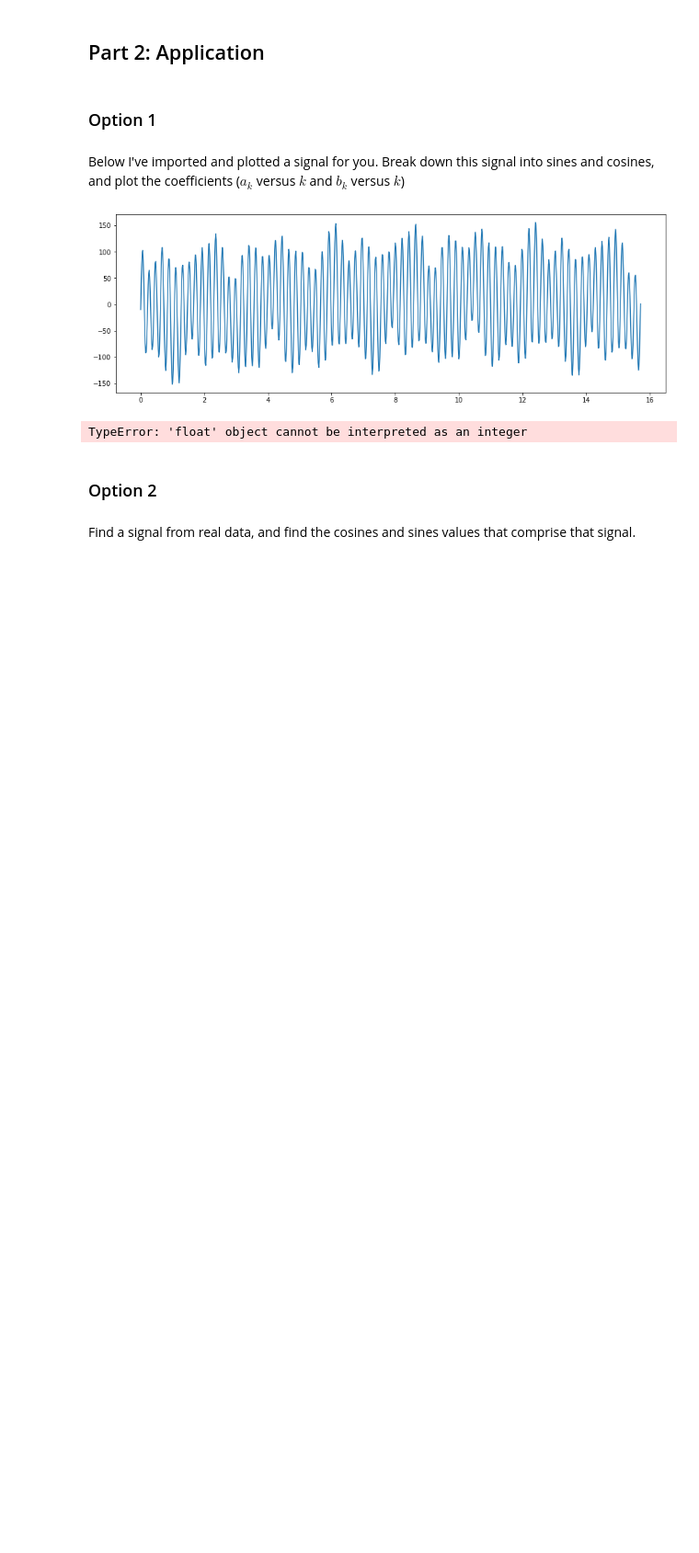
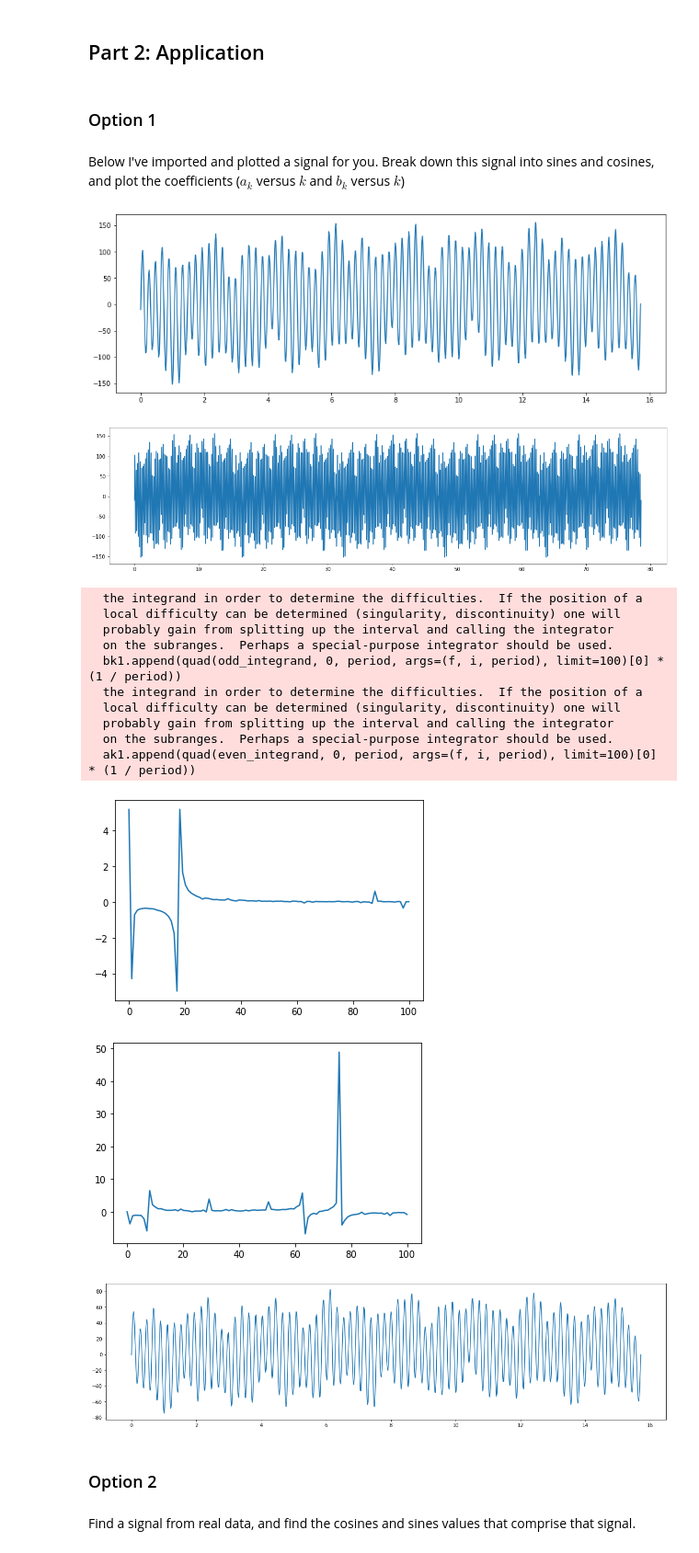
Before and after one commit to DarylD22/CapstonePhysics, a Jupyter notebook: Assignment12.ipynb, the cells around one changed output. Shown at 92% size. Drawn from its saved outputs; the diff is of its cells as text; code cells hidden in the pictures; blank space fills up the shorter version.

```diff
--- a/Assignment12.ipynb
+++ b/Assignment12.ipynb
@@ -181,31 +181,49 @@ plt.show()
 # %% [output]
 [figure]
 # %%
-def periodicSignal(x, period):
-    '''n = x // (period)
-    x1 = x - (n * period)
-    xN, yN = np.loadtxt("signal.txt", unpack=True)
-    counter = np.where(xN == x1)[0]
-    y = yN[counter]
-    return (y)
-    '''
-    yA = np.array([])
-    for i in range(len(x) // len(xN)):
-        yA = np.append(yA, yN)
-    if len(x) % len(xN) != 0:
-        for i in range(len(x) // len(xN)):
-            yA = np.append(yA, yN[i])
-    return(yA)
+def periodicSignal(x, period, points = 1000):
+    n = x // (period)
+    x = x - (n * period)
+    c = np.int64(x / period * points)
+    return (yN[c])
+
 xnew = np.linspace(0, 25 * np.pi, 5000)
 ynew = periodicSignal(xnew, 5 * np.pi)
+plt.figure(figsize=(20, 5))
 plt.plot(xnew, ynew)
 plt.show()
+
 periodN = (5 * np.pi)
 kN = 100
+k2 = np.linspace(0, 100, 100)
 [akN, bkN] = findFourierCoefficients(periodicSignal, kN, periodN)
-ynew1 = fourierSeriesSum(kN, akN, bkN, x5, periodN)
+plt.plot(k2, akN)
+plt.show()
+
+plt.plot(k2, bkN)
+plt.show()
+
+xnew1 = np.linspace(0, 5 * np.pi, 1000)
+ynew1 = fourierSeriesSum(kN, akN, bkN, xnew1, periodN)
+plt.figure(figsize=(20, 5))
+
+plt.plot(xnew1, ynew1)
+plt.show()
 # %% [output]
+[figure, added]
-TypeError: 'float' object cannot be interpreted as an integer
+  the integrand in order to determine the difficulties.  If the position of a
+  local difficulty can be determined (singularity, discontinuity) one will
+  probably gain from splitting up the interval and calling the integrator
+  on the subranges.  Perhaps a special-purpose integrator should be used.
+  bk1.append(quad(odd_integrand, 0, period, args=(f, i, period), limit=100)[0] * (1 / period))
+  the integrand in order to determine the difficulties.  If the position of a
+  local difficulty can be determined (singularity, discontinuity) one will
+  probably gain from splitting up the interval and calling the integrator
+  on the subranges.  Perhaps a special-purpose integrator should be used.
+  ak1.append(quad(even_integrand, 0, period, args=(f, i, period), limit=100)[0] * (1 / period))
+[figure, added]
+[figure, added]
+[figure, added]
 # %% [markdown]
 ### Option 2
 # %% [markdown]
```
